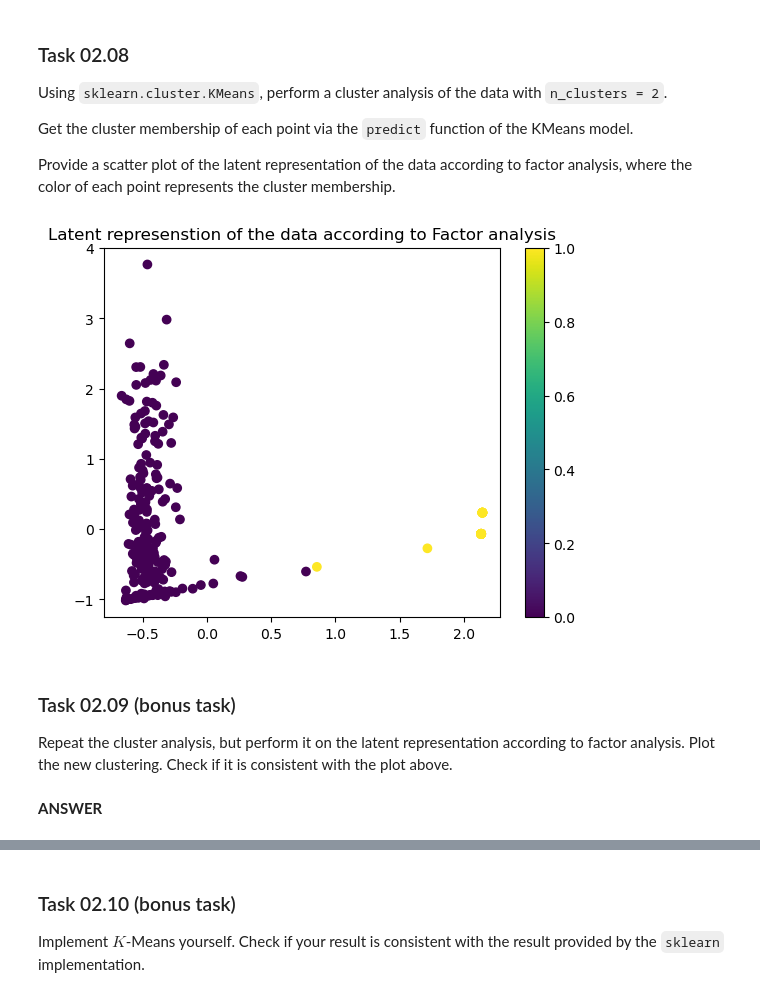
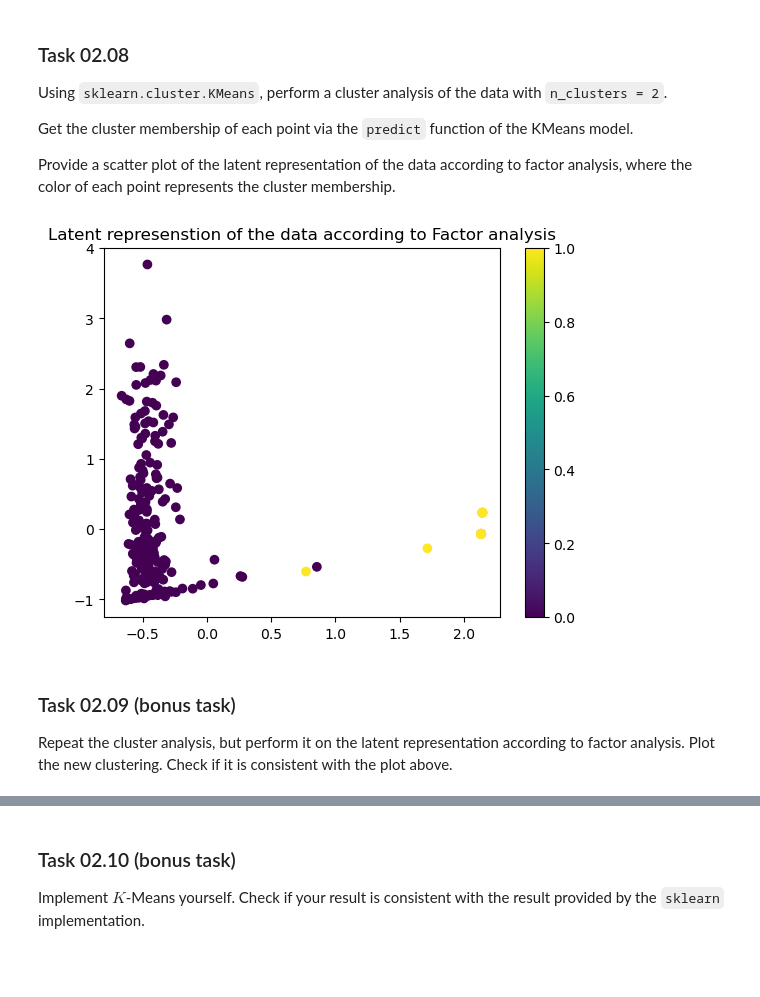
Before and after one commit to d3nnis2001/Data-Mining-Lecture, a Jupyter notebook: Abgabe2/sheet02.ipynb, the cells around one changed output, grey strips where cells are left out. Saved outputs shown, nothing was run; the diff lists cells and outputs as text; code cells hidden in the pictures; blank space fills up the shorter version.

```diff
--- a/Abgabe2/sheet02.ipynb
+++ b/Abgabe2/sheet02.ipynb
@@ -262,26 +278,24 @@ Provide a scatter plot of the latent representation of the data according to fac
 # %%
 from sklearn.cluster import KMeans
 
 # Define model kmeans
 km = KMeans(n_clusters=2)
 
 # Define factor anaysis and transform to latent data
 fa = FactorAnalysis(n_components=2)
 latent = fa.fit_transform(X)
 
 # Fit and predict on latent data
-cluster = km.fit_predict(latent)
+cluster = km.fit_predict(X)
 
 # Plot with the color being chosen by the cluster membership
 plt.scatter(latent[:,0], latent[:,1], c=cluster)
 plt.title("Latent represenstion of the data according to Factor analysis")
 plt.colorbar()
 plt.show()
 # %% [output]
-[figure, old version]
+[figure, new version]
 # %% [markdown]
 ### Task 02.09 (bonus task)
 
 Repeat the cluster analysis, but perform it on the latent representation according to factor analysis. Plot the new clustering. Check if it is consistent with the plot above.
-# %% [markdown]
-**ANSWER**
```
Also changed, not shown: parts of 12 cells of this notebook.
